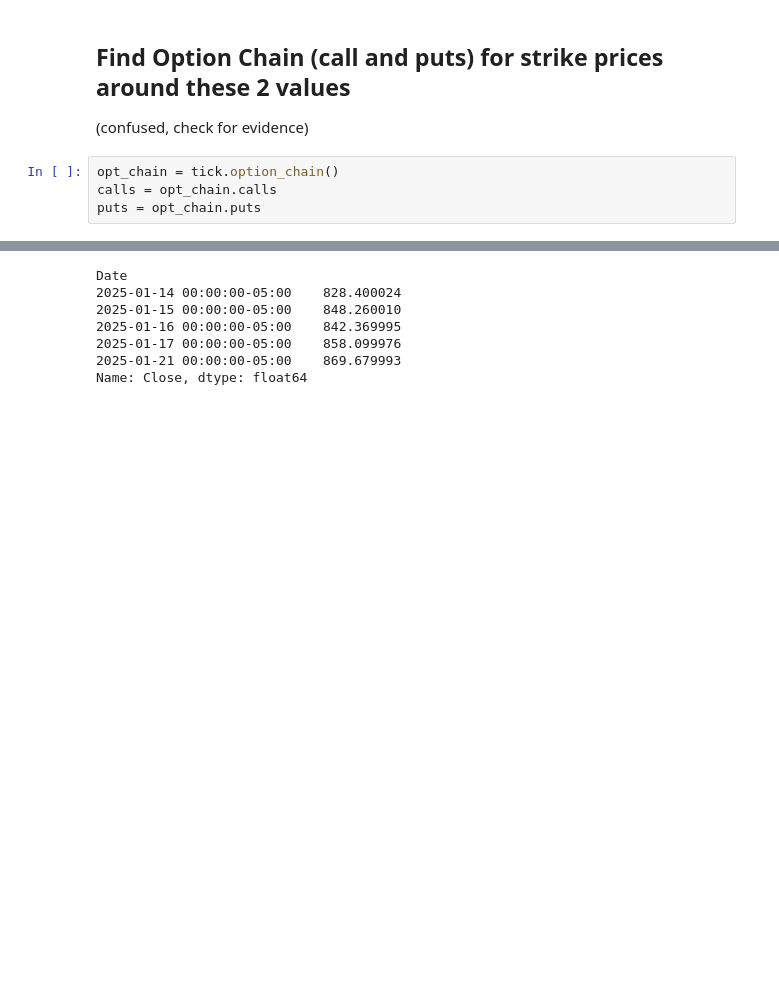
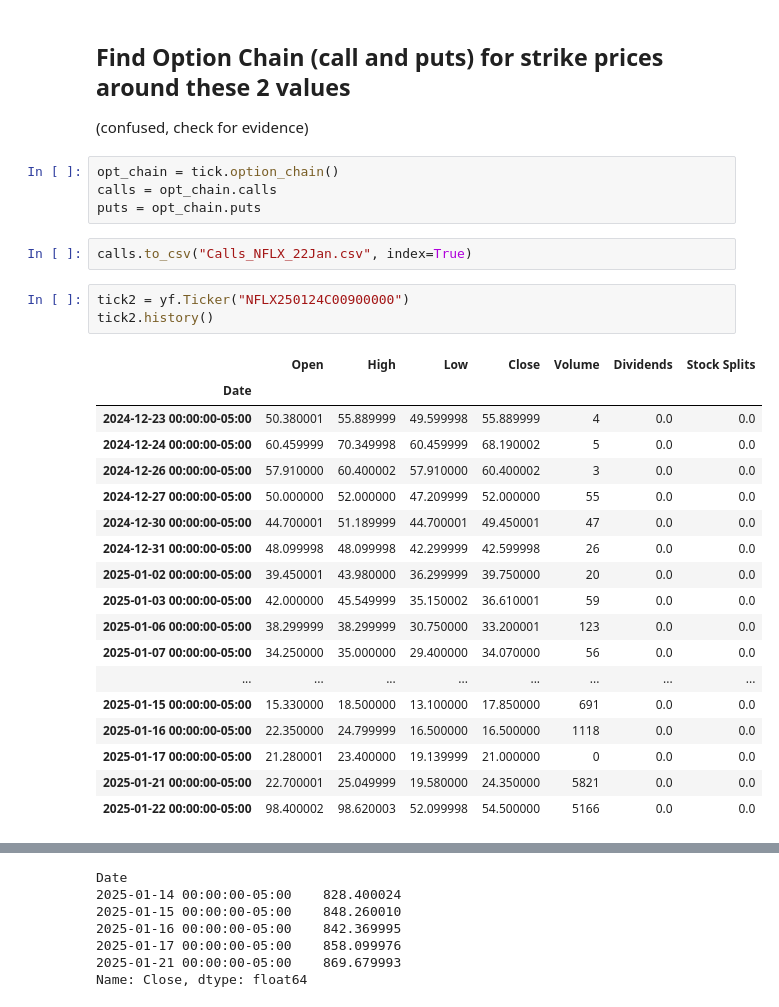
Before and after one commit to Snehbhandari/opt_tr, a Jupyter notebook: ipynb files/get_data_single.ipynb, the cells around one changed output, grey strips where cells are left out. Saved outputs shown, nothing was run; the diff lists cells and outputs as text; blank space fills up the shorter version.

```diff
--- a/ipynb files/get_data_single.ipynb
+++ b/ipynb files/get_data_single.ipynb
@@ -44,3 +75,27 @@ plt.axhline(y = minimum, color = 'b', linestyle = 'dashed')
 opt_chain = tick.option_chain()
 calls = opt_chain.calls
 puts = opt_chain.puts
+# %%
+calls.to_csv("Calls_NFLX_22Jan.csv", index=True)
+# %%
+tick2 = yf.Ticker("NFLX250124C00900000")
+tick2.history()
+# %% [output]
+|  | Open | High | Low | Close | Volume | Dividends | Stock Splits |
+| Date |  |  |  |  |  |  |  |
+| 2024-12-23 00:00:00-05:00 | 50.380001 | 55.889999 | 49.599998 | 55.889999 | 4 | 0.0 | 0.0 |
+| 2024-12-24 00:00:00-05:00 | 60.459999 | 70.349998 | 60.459999 | 68.190002 | 5 | 0.0 | 0.0 |
+| 2024-12-26 00:00:00-05:00 | 57.910000 | 60.400002 | 57.910000 | 60.400002 | 3 | 0.0 | 0.0 |
+| 2024-12-27 00:00:00-05:00 | 50.000000 | 52.000000 | 47.209999 | 52.000000 | 55 | 0.0 | 0.0 |
+| 2024-12-30 00:00:00-05:00 | 44.700001 | 51.189999 | 44.700001 | 49.450001 | 47 | 0.0 | 0.0 |
+| 2024-12-31 00:00:00-05:00 | 48.099998 | 48.099998 | 42.299999 | 42.599998 | 26 | 0.0 | 0.0 |
+| 2025-01-02 00:00:00-05:00 | 39.450001 | 43.980000 | 36.299999 | 39.750000 | 20 | 0.0 | 0.0 |
+| 2025-01-03 00:00:00-05:00 | 42.000000 | 45.549999 | 35.150002 | 36.610001 | 59 | 0.0 | 0.0 |
+| 2025-01-06 00:00:00-05:00 | 38.299999 | 38.299999 | 30.750000 | 33.200001 | 123 | 0.0 | 0.0 |
+| 2025-01-07 00:00:00-05:00 | 34.250000 | 35.000000 | 29.400000 | 34.070000 | 56 | 0.0 | 0.0 |
+| ... | ... | ... | ... | ... | ... | ... | ... |
+| 2025-01-15 00:00:00-05:00 | 15.330000 | 18.500000 | 13.100000 | 17.850000 | 691 | 0.0 | 0.0 |
+| 2025-01-16 00:00:00-05:00 | 22.350000 | 24.799999 | 16.500000 | 16.500000 | 1118 | 0.0 | 0.0 |
+| 2025-01-17 00:00:00-05:00 | 21.280001 | 23.400000 | 19.139999 | 21.000000 | 0 | 0.0 | 0.0 |
+| 2025-01-21 00:00:00-05:00 | 22.700001 | 25.049999 | 19.580000 | 24.350000 | 5821 | 0.0 | 0.0 |
+| 2025-01-22 00:00:00-05:00 | 98.400002 | 98.620003 | 52.099998 | 54.500000 | 5166 | 0.0 | 0.0 |
```
Also changed, not shown: parts of 11 cells of this notebook, 2 other files.
